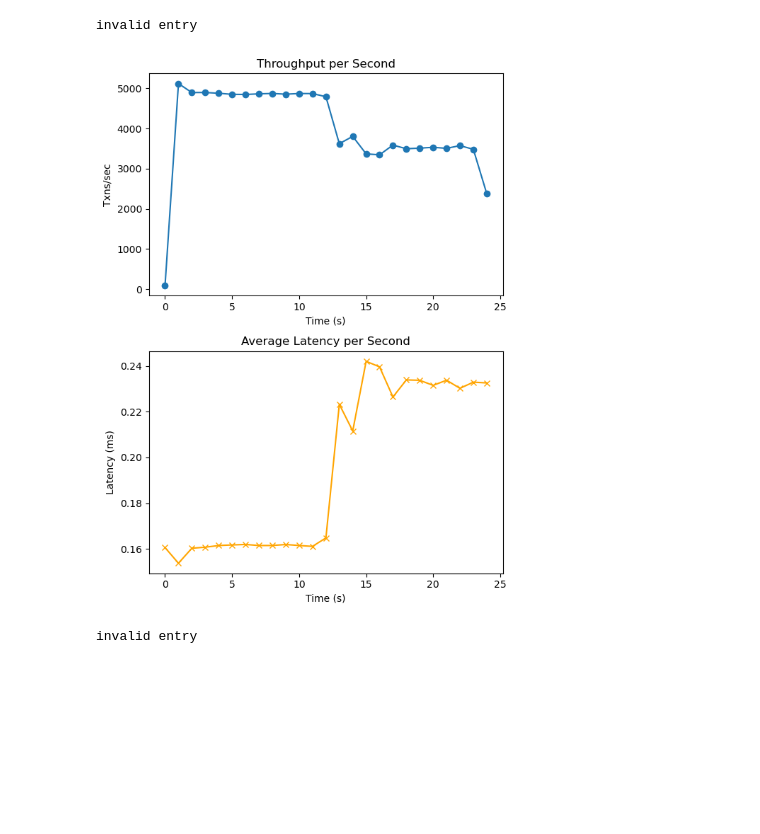
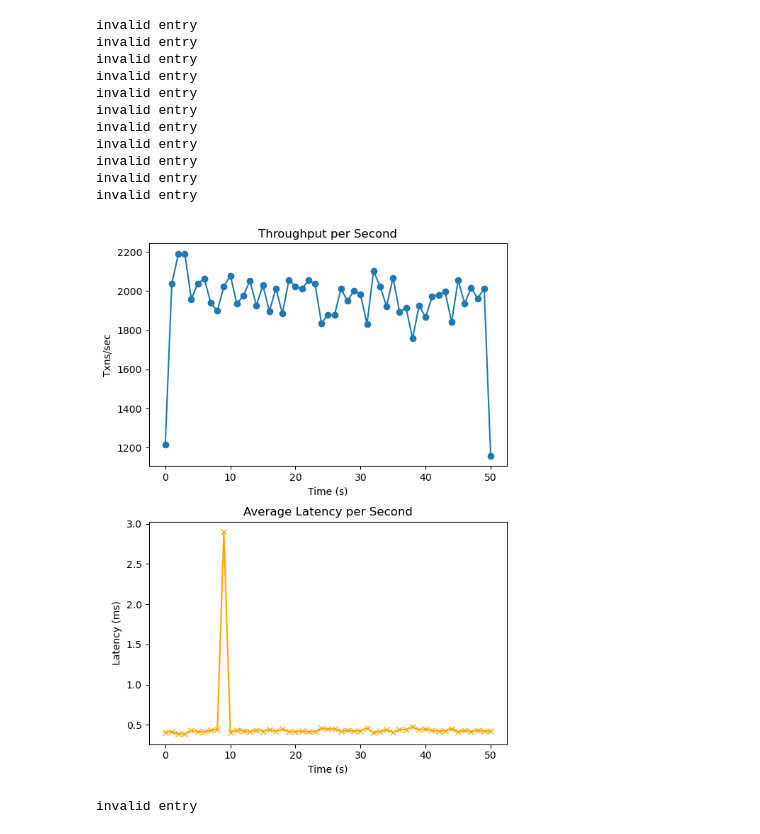
Before and after one commit to tejas-shivanand-mane/NuRaft, a Jupyter notebook: PostProcessing.ipynb, the cells around one changed output. Drawn from its saved outputs; the diff is of its cells as text; code cells hidden in the pictures; blank space fills up the shorter version.

```diff
--- a/PostProcessing.ipynb
+++ b/PostProcessing.ipynb
@@ -3,7 +3,7 @@ import re
 import matplotlib.pyplot as plt
 from collections import defaultdict
 import numpy as np
-log_file = "build/examples/server1.log"  # replace with your actual log file
+log_file = "../nuraft_logs/set_server0.log"  # replace with your actual log file
 
 # Regular expressions to extract input and commit timestamps
 input_re = re.compile(r"\[InputCmd #(\d+)\] \[Time \(us\): (\d+)\]")
@@ -58,34 +58,44 @@ avg_latencies = [sum(latency_per_sec[s]) / len(latency_per_sec[s]) / 1000 for s
 
 
 seconds = np.array(seconds) - np.array(seconds)[0]
 # Plotting
 plt.figure(figsize=(6, 8))
 
 plt.subplot(2, 1, 1)
 plt.plot(seconds, throughputs, marker="o", label="Throughput")
 plt.title("Throughput per Second")
 plt.xlabel("Time (s)")
 plt.ylabel("Txns/sec")
 
 plt.subplot(2, 1, 2)
 plt.plot(seconds, avg_latencies, marker="x", color="orange", label="Latency")
 plt.title("Average Latency per Second")
 plt.xlabel("Time (s)")
 plt.ylabel("Latency (ms)")
 
 plt.tight_layout()
 plt.savefig('out1.png',dpi = 150, bbox_inches = 0)
 plt.show()
 
 
 # import random
 
 # with open("commands.txt", "w") as f:
 #     for _ in range(100000):
 #         f.write(f"msg {random.randint(0,1)}\n")
 # %% [output]
 invalid entry
+invalid entry
+invalid entry
+invalid entry
+invalid entry
+invalid entry
+invalid entry
+invalid entry
+invalid entry
+invalid entry
+invalid entry
-[figure, old version]
+[figure, new version]
 # %%
 import re
 import matplotlib.pyplot as plt
```
Also changed, not shown: 5 other files.
